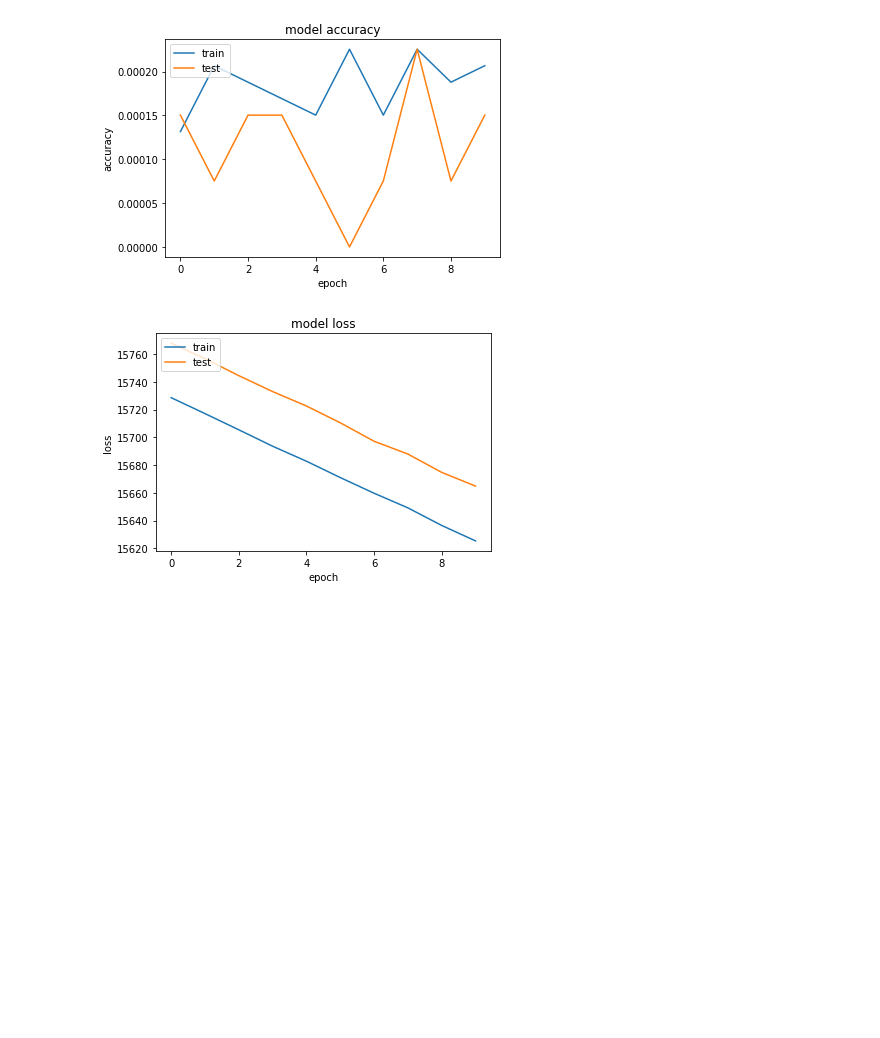
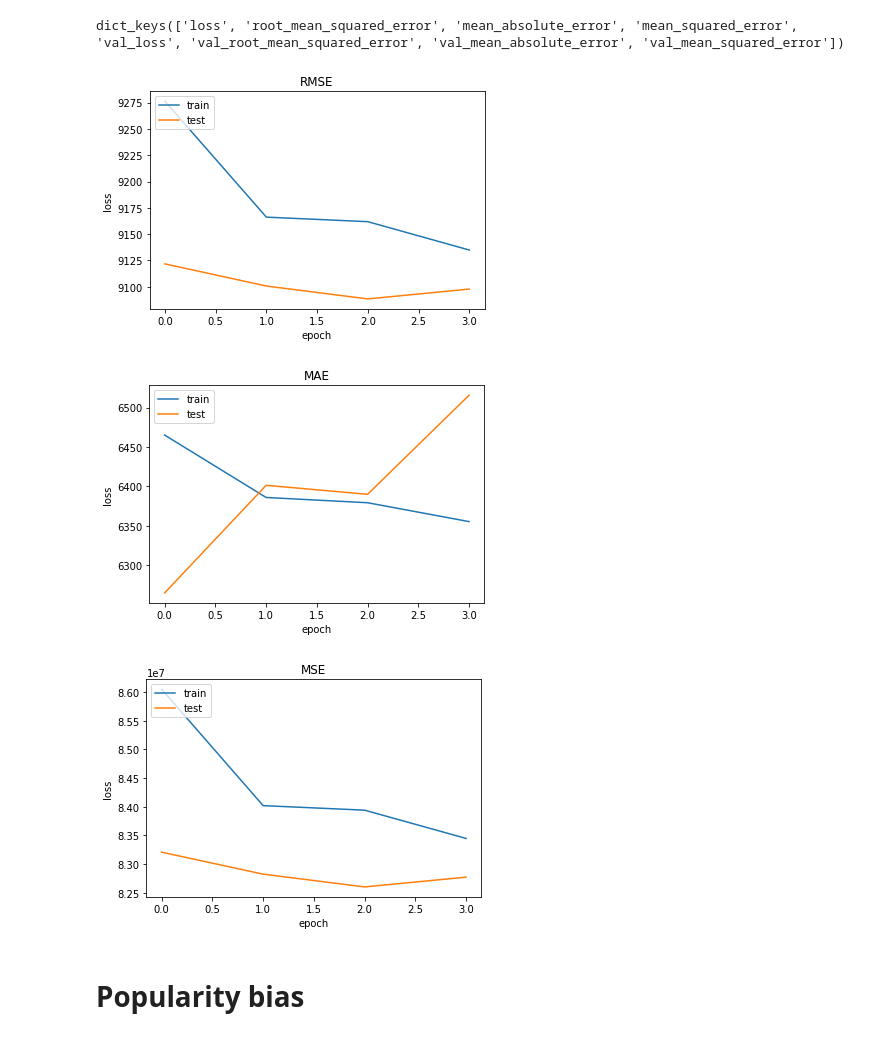
Before and after one commit to egvhoena/uncertainty-in-recs, a Jupyter notebook: spotify.ipynb, the cells around one changed output. Drawn from its saved outputs; the diff is of its cells as text; code cells hidden in the pictures; blank space fills up the shorter version.

```diff
--- a/spotify.ipynb
+++ b/spotify.ipynb
@@ -47,7 +54,7 @@ n_features = 1
 data = []
 
 for p in playlists_tokenized:
-  for i in range(len(p) - 1):
-    data.append([p[i], p[i+1]])
+  for i in range(len(p) - n_steps):
+    data.append([p[i], p[i+n_steps]])
 
 df = pd.DataFrame(data, columns = ['Song', 'Next'])
@@ -143,0 +66,12 @@ AttributeError: ignored
+# %%
+model = tf.keras.Sequential()
+model.add(keras.layers.LSTM(50, activation='relu', input_shape=(n_steps, n_features)))
+model.add(keras.layers.Dense(1))
+
+model.compile(
+    optimizer=tf.keras.optimizers.Adam(0.01),
+    loss=tf.keras.losses.MeanSquaredError(),
+    metrics=[keras.metrics.RootMeanSquaredError(), keras.metrics.MeanAbsoluteError(), keras.metrics.MeanSquaredError()],
+)
+# %%
+history = model.fit(X_train, y_train, epochs=100, verbose=1, validation_data=(X_test, y_test))
@@ -144,18 +87,32 @@ AttributeError: ignored
+# %%
+history.history.keys()
+# %% [output]
+dict_keys(['loss', 'root_mean_squared_error', 'mean_absolute_error', 'mean_squared_error', 'val_loss', 'val_root_mean_squared_error', 'val_mean_absolute_error', 'val_mean_squared_error'])
 # %%
-plt.plot(history.history['accuracy'])
-plt.plot(history.history['val_accuracy'])
-plt.title('model accuracy')
-plt.ylabel('accuracy')
-plt.xlabel('epoch')
-plt.legend(['train', 'test'], loc='upper left')
-plt.show()
 plt.plot(history.history['root_mean_squared_error'])
 plt.plot(history.history['val_root_mean_squared_error'])
-plt.title('model loss')
+plt.title('RMSE')
 plt.ylabel('loss')
 plt.xlabel('epoch')
 plt.legend(['train', 'test'], loc='upper left')
 plt.show()
+plt.plot(history.history['mean_absolute_error'])
+plt.plot(history.history['val_mean_absolute_error'])
+plt.title('MAE')
+plt.ylabel('loss')
+plt.xlabel('epoch')
+plt.legend(['train', 'test'], loc='upper left')
+plt.show()
+plt.plot(history.history['mean_squared_error'])
+plt.plot(history.history['val_mean_squared_error'])
+plt.title('MSE')
+plt.ylabel('loss')
+plt.xlabel('epoch')
+plt.legend(['train', 'test'], loc='upper left')
+plt.show()
 # %% [output]
-[figure, old version]
+[figure, new version]
-[figure, old version]
+[figure, new version]
+[figure, added]
+# %% [markdown]
+# Popularity bias
```
Also changed, not shown: parts of 43 cells of this notebook.
